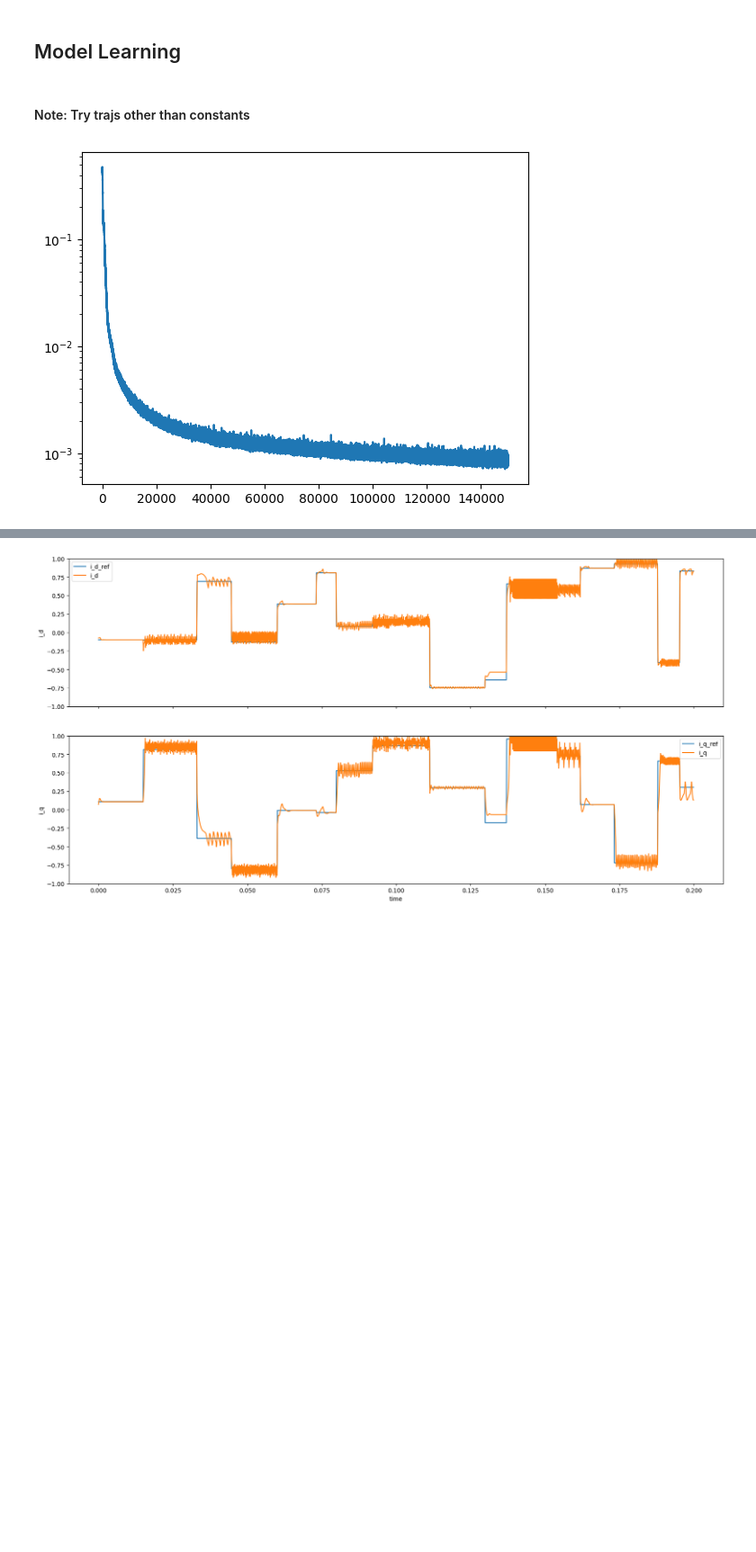
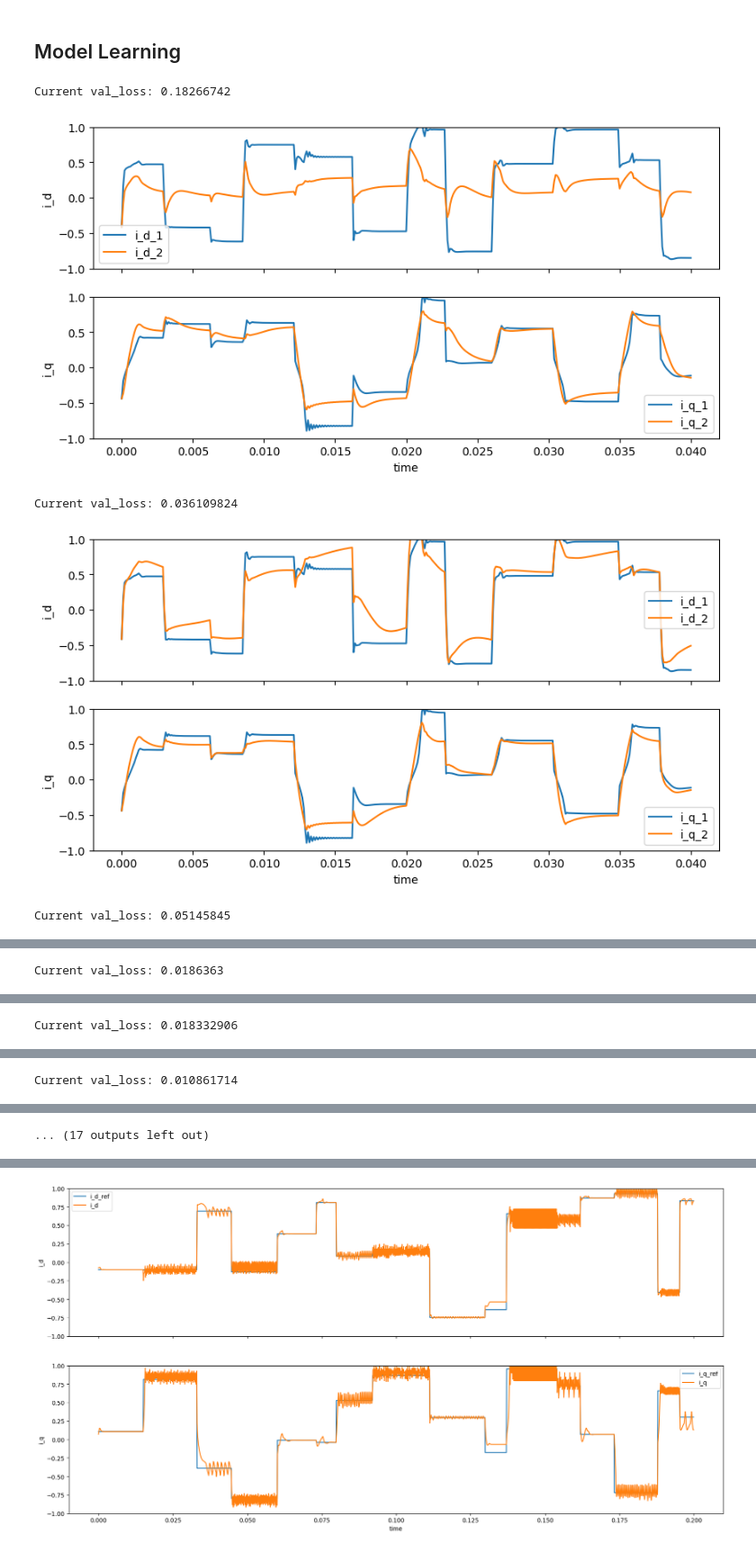
Before and after one commit to OliverSchw/dpc_project, a Jupyter notebook: notebooks/2.0.model_learning.ipynb, the cells around one changed output, grey strips where cells are left out. Shown at 90% size. Drawn from its saved outputs; the diff is of its cells as text; code cells hidden in the pictures; blank space fills up the shorter version.

```diff
--- a/notebooks/2.0.model_learning.ipynb
+++ b/notebooks/2.0.model_learning.ipynb
@@ -94,3 +94,3 @@ plt.yscale('log')
 # %%
-obs,obs2,acts=steps_eval(motor_env,reset_env,fin_policy2,featurize,jax.random.PRNGKey(2),2000)
+obs,obs2,acts=steps_eval(motor_env,reset_env,fin_policy2,featurize,jax.random.PRNGKey(765),2000)
 # %% [output]
@@ -110,5 +110,3 @@ def reset_env(env,rng):
 # %%
 def featurize_node(obs):
     return obs[:2]
-# %% [markdown]
-#### Note: Try trajs other than constants
@@ -121,26 +121,44 @@ def data_gen_single(rng, sequence_len):
     obs,acts=rollout_traj_env_policy(fin_policy2, init_obs, ref_obs, sequence_len, motor_env, featurize)
     return obs,acts,rng
 # use fin_policy
+# %%
+rng=jax.random.PRNGKey(24)
+ref_len=400
+rng, subkey = jax.random.split(rng)
+obs_ref_val = steps_ref_traj(motor_env, reset_env, subkey, ref_len, step_lens=[20,50])
+rng, subkey = jax.random.split(rng)
+init_obs_val = reset_env(motor_env,subkey)
+obs_val, acts_val = rollout_traj_env_policy(fin_policy2, init_obs_val, obs_ref_val, ref_len, motor_env, featurize)
+@eqx.filter_jit
+def val_data_gen_single(rng, sequence_len):
+    obs=obs_val
+    acts=acts_val
+    return obs,acts,rng
 # %%
 jax_key = jax.random.PRNGKey(4)
 node=NeuralEulerODE([4,128,128,128,2],key=jax_key)
 optimizer_node = optax.adam(5e-4)
 opt_state = optimizer_node.init(node)
 # %%
-batch_size=1000
+batch_size=100
 mtrainer=ModelTrainer(
-    train_steps=150_000,
+    train_steps=15_000,
     batch_size=batch_size,
     sequence_len=20,
     featurize=featurize_node,
-    data_gen_sin=data_gen_single,
+    train_data_gen_sin=data_gen_single,
+    val_data_gen_sin= val_data_gen_single,
     model_optimizer=optimizer_node,
     tau= motor_env.tau
     )
 keys=jax.vmap(jax.random.PRNGKey)(np.random.randint(0, 2**31, size=(batch_size,)))
 # %%
-fin_node,fin_opt_state,fin_keys,losses=mtrainer.fit_non_jit(node,opt_state,keys)
+fin_node,fin_opt_state,fin_keys,losses, val_losses=mtrainer.fit_non_jit(node,opt_state,keys,plot_every=1000)
 plt.plot(losses)
 plt.yscale('log')
 # %% [output]
+Current val_loss: 0.18266742
-[figure, old version]
+[figure, new version]
+Current val_loss: 0.036109824
+[figure, added]
+Current val_loss: 0.05145845
@@ -146,0 +166 @@ plt.yscale('log')
+Current val_loss: 0.0186363
@@ -146,0 +168 @@ plt.yscale('log')
+Current val_loss: 0.018332906
@@ -146,0 +170 @@ plt.yscale('log')
+Current val_loss: 0.010861714
@@ -146,0 +172 @@ plt.yscale('log')
+... (17 outputs left out)
```
Also changed, not shown: parts of 8 cells of this notebook, 5 other files.
